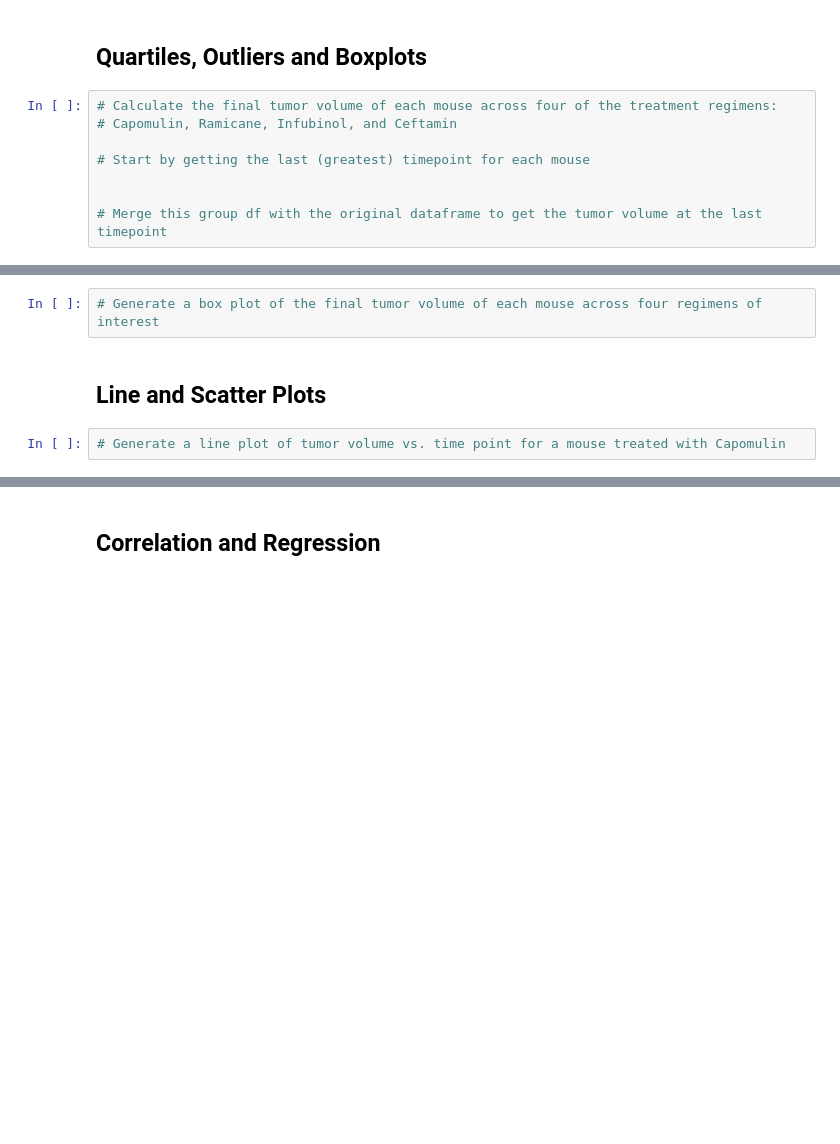
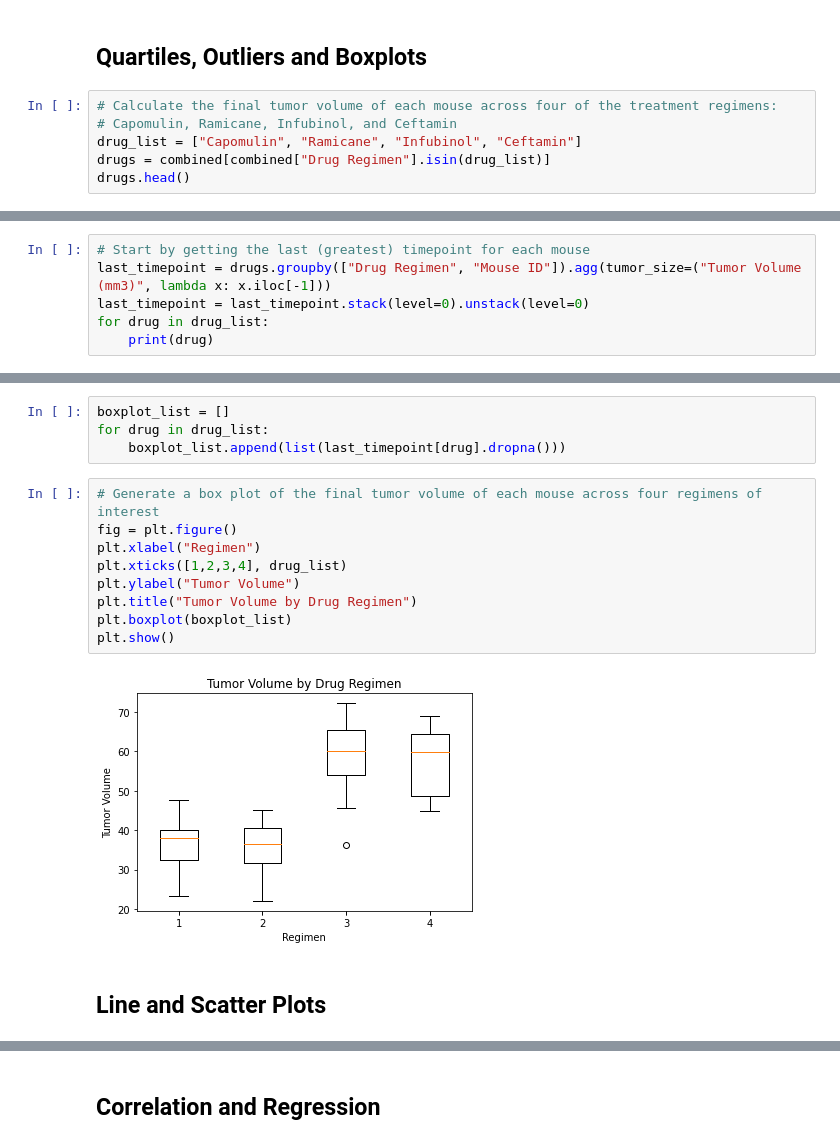
Before and after one commit to 86burke/matplotlib_challenge, a Jupyter notebook: Instructions/Pymaceuticals/pymaceuticals_starter.ipynb, the cells around one changed output, grey strips where cells are left out. Cells and saved outputs as stored; diff of their text form; blank space fills up the shorter version.

```diff
--- a/Instructions/Pymaceuticals/pymaceuticals_starter.ipynb
+++ b/Instructions/Pymaceuticals/pymaceuticals_starter.ipynb
@@ -169,8 +212,6 @@ plt.show()
 # %%
 # Calculate the final tumor volume of each mouse across four of the treatment regimens:
 # Capomulin, Ramicane, Infubinol, and Ceftamin
-
-# Start by getting the last (greatest) timepoint for each mouse
-
-
-# Merge this group df with the original dataframe to get the tumor volume at the last timepoint
+drug_list = ["Capomulin", "Ramicane", "Infubinol", "Ceftamin"]
+drugs = combined[combined["Drug Regimen"].isin(drug_list)]
+drugs.head()
@@ -176,0 +225,6 @@ plt.show()
+# %%
+# Start by getting the last (greatest) timepoint for each mouse
+last_timepoint = drugs.groupby(["Drug Regimen", "Mouse ID"]).agg(tumor_size=("Tumor Volume (mm3)", lambda x: x.iloc[-1]))
+last_timepoint = last_timepoint.stack(level=0).unstack(level=0)
+for drug in drug_list:
+    print(drug)
@@ -194,6 +280,17 @@ plt.show()
+# %%
+boxplot_list = []
+for drug in drug_list:
+    boxplot_list.append(list(last_timepoint[drug].dropna()))
 # %%
 # Generate a box plot of the final tumor volume of each mouse across four regimens of interest
+fig = plt.figure()
+plt.xlabel("Regimen")
+plt.xticks([1,2,3,4], drug_list)
+plt.ylabel("Tumor Volume")
+plt.title("Tumor Volume by Drug Regimen")
+plt.boxplot(boxplot_list)
+plt.show()
+# %% [output]
+[figure, added]
 # %% [markdown]
 ## Line and Scatter Plots
-# %%
-# Generate a line plot of tumor volume vs. time point for a mouse treated with Capomulin
```
Also changed, not shown: parts of 10 cells of this notebook.
